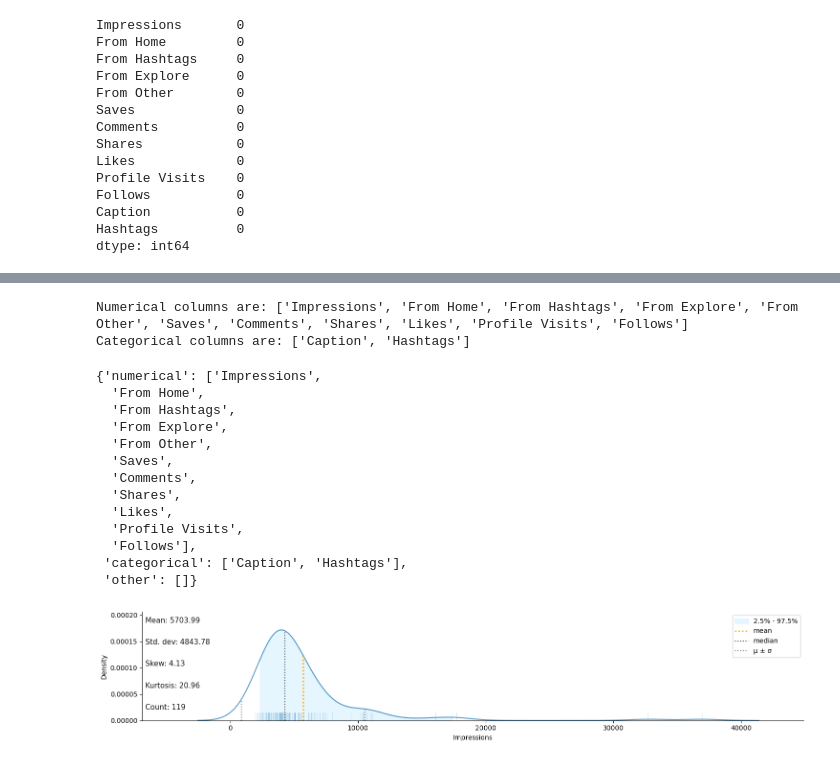
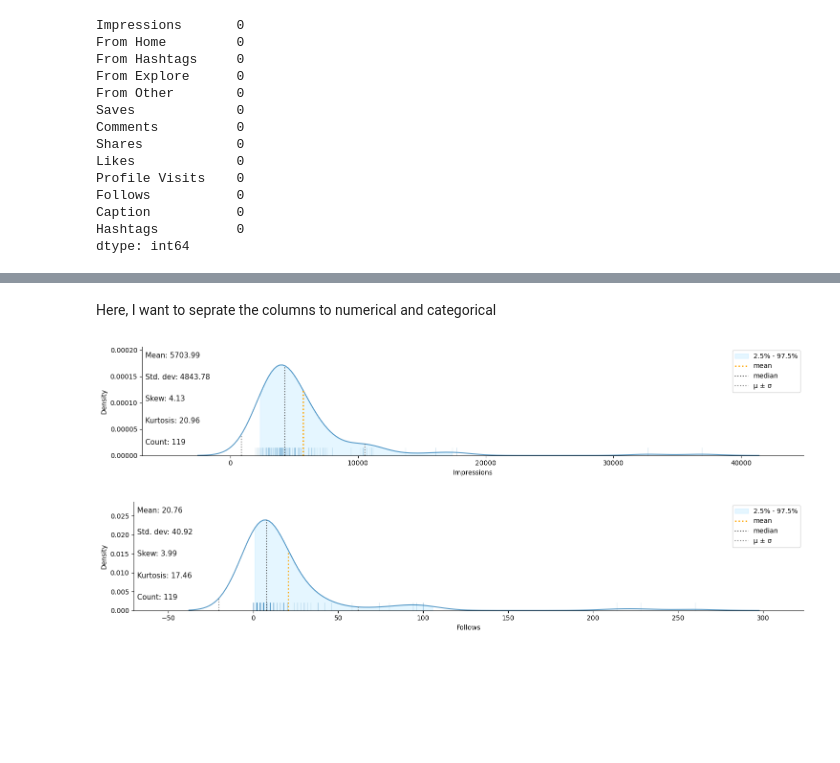
Before and after one commit to MrRezamo/Instagram_Reach_Analysis, a Jupyter notebook: Project/Main_Project.ipynb, the cells around one changed output, grey strips where cells are left out. Drawn from its saved outputs; the diff is of its cells as text; code cells hidden in the pictures; blank space fills up the shorter version.

```diff
--- a/Project/Main_Project.ipynb
+++ b/Project/Main_Project.ipynb
@@ -91,21 +93,5 @@ data.describe()
 | 50% | 4289.000 | 2207.000 | 1278.000 | 326.000 | 74.000 | 109.000 | 6.000 | 6.000 | 151.000 | ... |
 | 75% | 6138.000 | 2602.500 | 2363.500 | 689.500 | 196.000 | 169.000 | 8.000 | 13.500 | 204.000 | ... |
 | max | 36919.000 | 13473.000 | 11817.000 | 17414.000 | 2547.000 | 1095.000 | 19.000 | 75.000 | 549.000 | ... |
-# %%
-get_column_types(data,verbose=True)
-# %% [output]
-Numerical columns are: ['Impressions', 'From Home', 'From Hashtags', 'From Explore', 'From Other', 'Saves', 'Comments', 'Shares', 'Likes', 'Profile Visits', 'Follows']
-Categorical columns are: ['Caption', 'Hashtags']
-{'numerical': ['Impressions',
-  'From Home',
-  'From Hashtags',
-  'From Explore',
-  'From Other',
-  'Saves',
-  'Comments',
-  'Shares',
-  'Likes',
-  'Profile Visits',
-  'Follows'],
- 'categorical': ['Caption', 'Hashtags'],
- 'other': []}
+# %% [markdown]
+Here, I want to seprate the columns to numerical and categorical
@@ -113,3 +103,7 @@ Categorical columns are: ['Caption', 'Hashtags']
 klib.dist_plot(data['Impressions']);
 # %% [output]
 [figure]
+# %%
+klib.dist_plot(data['Follows']);
+# %% [output]
+[figure, added]
```
Also changed, not shown: parts of 19 cells of this notebook.
